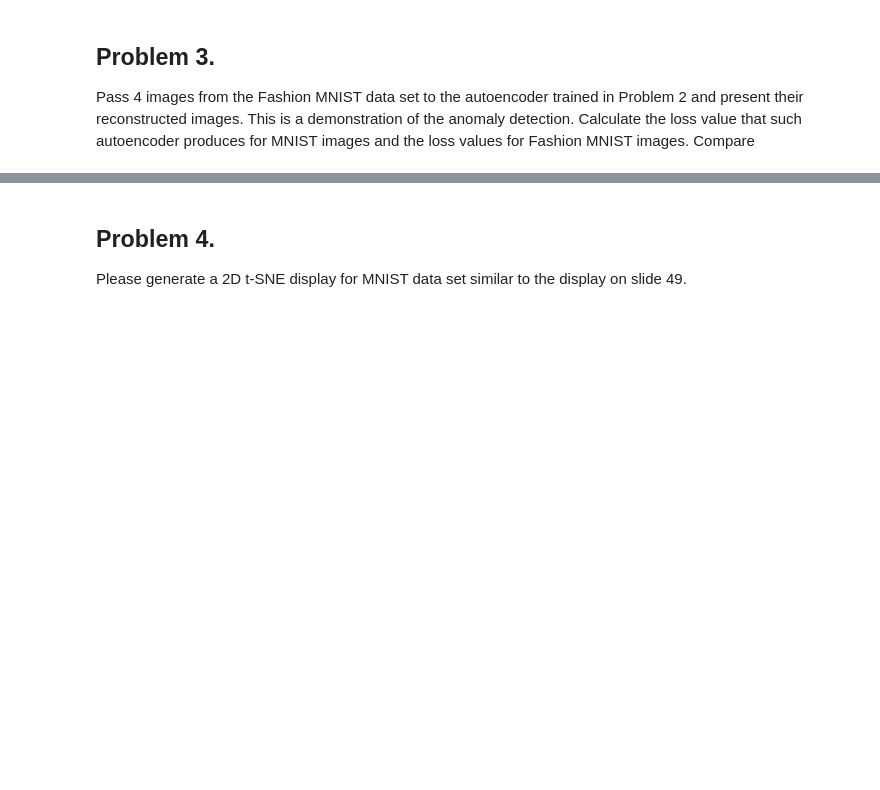
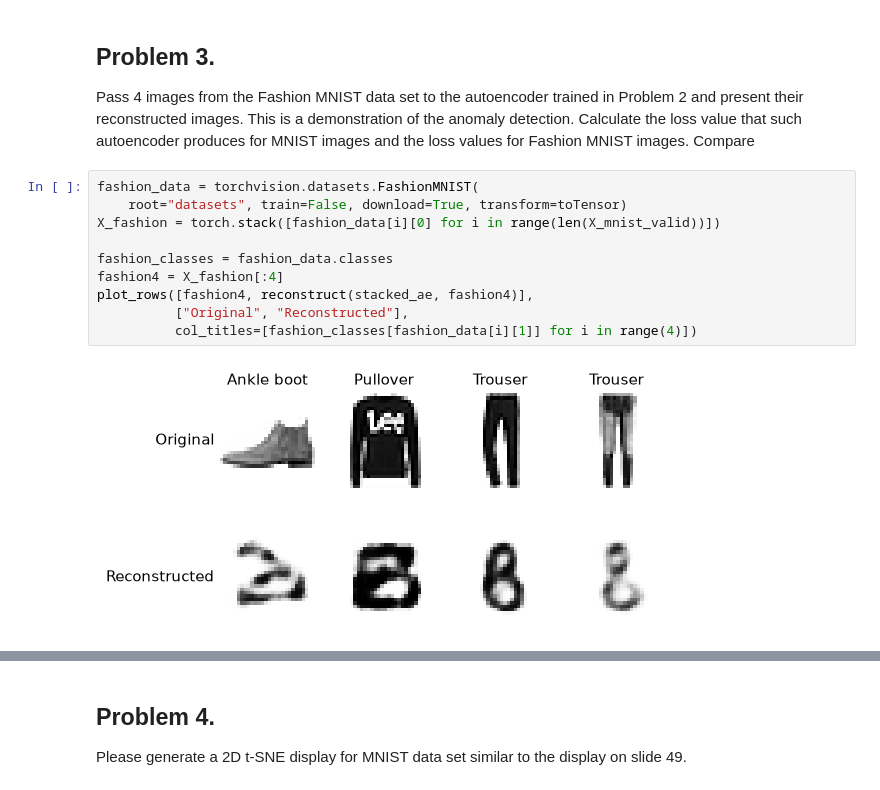
Before and after one commit to Zoe12341/deep_learning_course, a Jupyter notebook: ps_6/buck_ps_6.ipynb, the cells around one changed output, grey strips where cells are left out. Cells and saved outputs as stored; diff of their text form; blank space fills up the shorter version.

```diff
--- a/ps_6/buck_ps_6.ipynb
+++ b/ps_6/buck_ps_6.ipynb
@@ -210,3 +310,15 @@ stacked_ae = nn.Sequential(stacked_encoder, stacked_decoder).to(device)
 # %% [markdown]
 ## Problem 3.
 Pass 4 images from the Fashion MNIST data set to the autoencoder trained in Problem 2 and present their reconstructed images. This is a demonstration of the anomaly detection. Calculate the loss value that such autoencoder produces for MNIST images and the loss values for Fashion MNIST images. Compare
+# %%
+fashion_data = torchvision.datasets.FashionMNIST(
+    root="datasets", train=False, download=True, transform=toTensor)
+X_fashion = torch.stack([fashion_data[i][0] for i in range(len(X_mnist_valid))])
+
+fashion_classes = fashion_data.classes
+fashion4 = X_fashion[:4]
+plot_rows([fashion4, reconstruct(stacked_ae, fashion4)],
+          ["Original", "Reconstructed"],
+          col_titles=[fashion_classes[fashion_data[i][1]] for i in range(4)])
+# %% [output]
+[figure, added]
```
Also changed, not shown: parts of 33 cells of this notebook, 2 other files.
